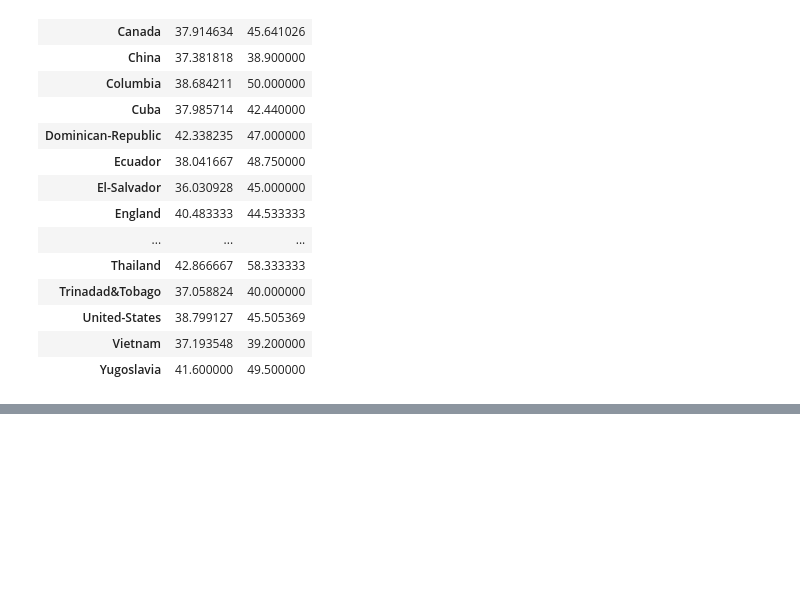
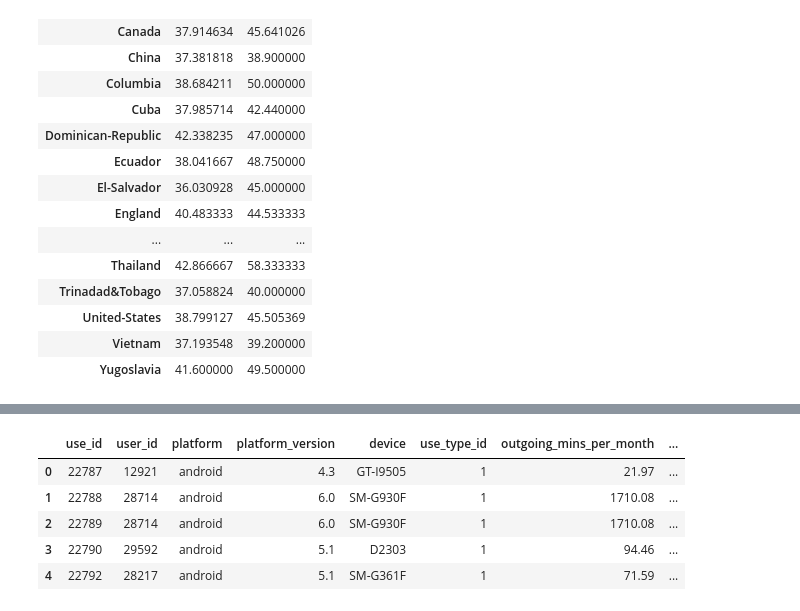
Before and after one commit to Shadeling/ML_2019_Labs, a Jupyter notebook: lab2/Lab2.ipynb, the cells around one changed output, grey strips where cells are left out. Drawn from its saved outputs; the diff is of its cells as text; code cells hidden in the pictures; blank space fills up the shorter version.

```diff
--- a/lab2/Lab2.ipynb
+++ b/lab2/Lab2.ipynb
@@ -126,3 +141,8 @@ p
 | United-States | 38.799127 | 45.505369 |
 | Vietnam | 37.193548 | 39.200000 |
 | Yugoslavia | 41.600000 | 49.500000 |
+# %%
+devices = pd.read_csv('user_device.csv')
+usage = pd.read_csv('user_usage.csv')
+android = pd.read_csv('android_devices.csv')
+devices.head()
@@ -128,0 +191,10 @@ p
+# %%
+res=pd.merge(devices,usage, left_on='use_id', right_on='use_id', how='inner')
+res.head()
+# %% [output]
+|  | use_id | user_id | platform | platform_version | device | use_type_id | outgoing_mins_per_month | ... |
+| 0 | 22787 | 12921 | android | 4.3 | GT-I9505 | 1 | 21.97 | ... |
+| 1 | 22788 | 28714 | android | 6.0 | SM-G930F | 1 | 1710.08 | ... |
+| 2 | 22789 | 28714 | android | 6.0 | SM-G930F | 1 | 1710.08 | ... |
+| 3 | 22790 | 29592 | android | 5.1 | D2303 | 1 | 94.46 | ... |
+| 4 | 22792 | 28217 | android | 5.1 | SM-G361F | 1 | 71.59 | ... |
```
Also changed, not shown: parts of 17 cells of this notebook, 3 other files.
